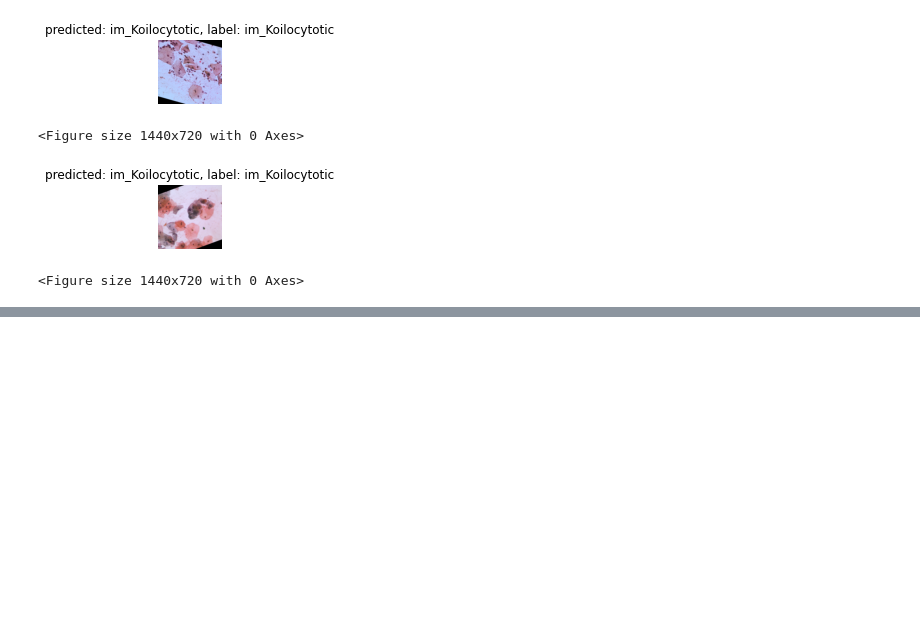
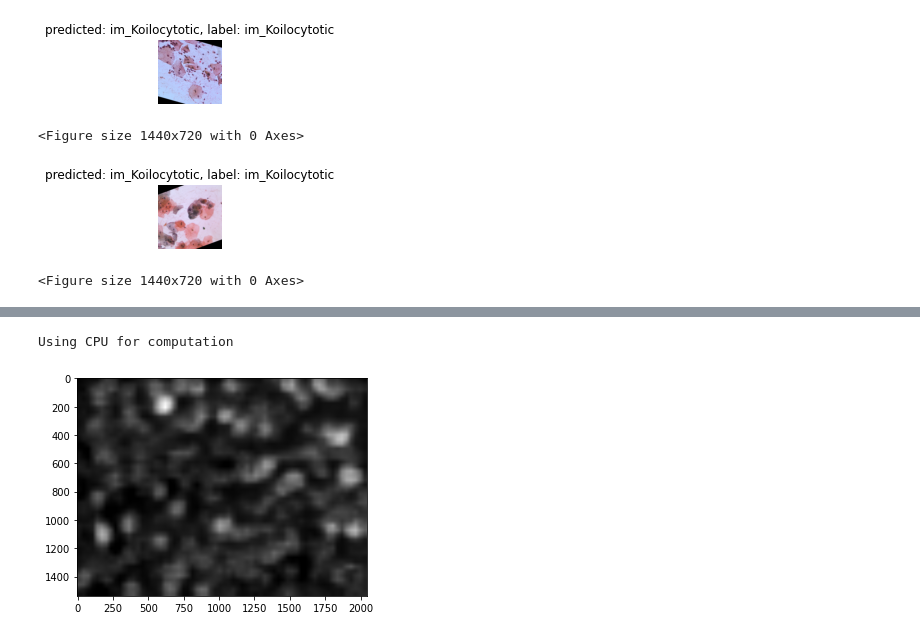
Before and after one commit to suikei-wang/Towards-Interpretable-Attention-Networks-for-Cervical-Cancer-Analysis, a Jupyter notebook: Notebook/baseline_ResNet50-100.ipynb, the cells around one changed output, grey strips where cells are left out. Drawn from its saved outputs; the diff is of its cells as text; code cells hidden in the pictures; blank space fills up the shorter version.

Commit message:
add grad-cam visualization result

```diff
--- a/Notebook/baseline_ResNet50-100.ipynb
+++ b/Notebook/baseline_ResNet50-100.ipynb
@@ -402,3 +404,6 @@ visualize_model(model)
 <Figure size 1440x720 with 0 Axes>
 [figure]
 <Figure size 1440x720 with 0 Axes>
+# %%
+model.load_state_dict(torch.load('/content/drive/MyDrive/Cervical Image Classification/weights/resnet50-100'))
+model.eval()
@@ -404,0 +647,36 @@ visualize_model(model)
+# %%
+
+args = get_args()
+
+model = models.resnet50(pretrained=True)
+grad_cam = GradCam(model=model, feature_module=model.layer4, \
+                       target_layer_names=["2"], use_cuda=args.use_cuda)
+
+img = cv2.imread(args.image_path, 1)
+img = np.float32(img) / 255
+# Opencv loads as BGR:
+img = img[:, :, ::-1]
+input_img = preprocess_image(img)
+
+# If None, returns the map for the highest scoring category.
+# Otherwise, targets the requested category.
+target_category = None
+grayscale_cam = grad_cam(input_img, target_category)
+
+grayscale_cam = cv2.resize(grayscale_cam, (img.shape[1], img.shape[0]))
+cam = show_cam_on_image(img, grayscale_cam)
+
+gb_model = GuidedBackpropReLUModel(model=model, use_cuda=args.use_cuda)
+gb = gb_model(input_img, target_category=target_category)
+gb = gb.transpose((1, 2, 0))
+
+cam_mask = cv2.merge([grayscale_cam, grayscale_cam, grayscale_cam])
+cam_gb = deprocess_image(cam_mask*gb)
+gb = deprocess_image(gb)
+# %% [output]
+Using CPU for computation
+# %%
+imgplot = plt.imshow(cam_mask)
+plt.show()
+# %% [output]
+[figure, added]
```
Also changed, not shown: parts of 6 cells of this notebook.
